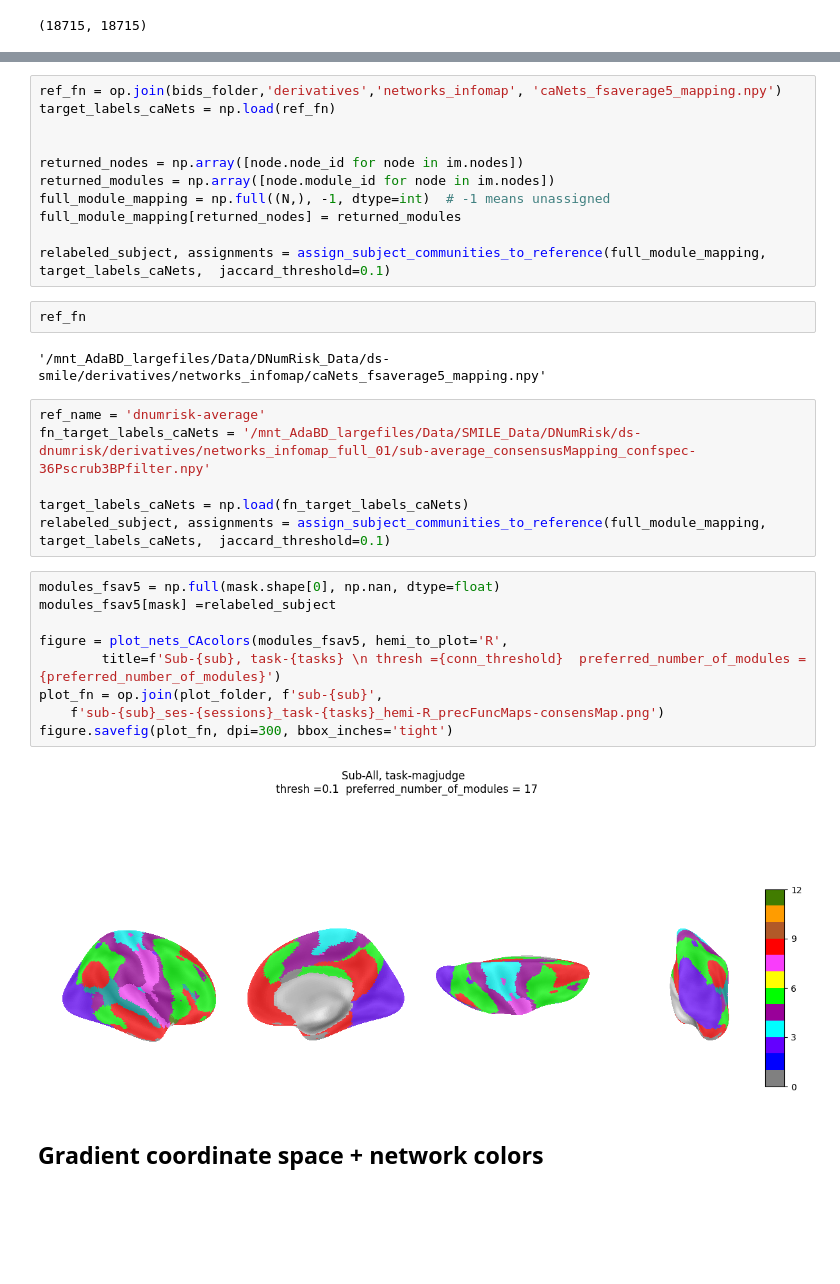
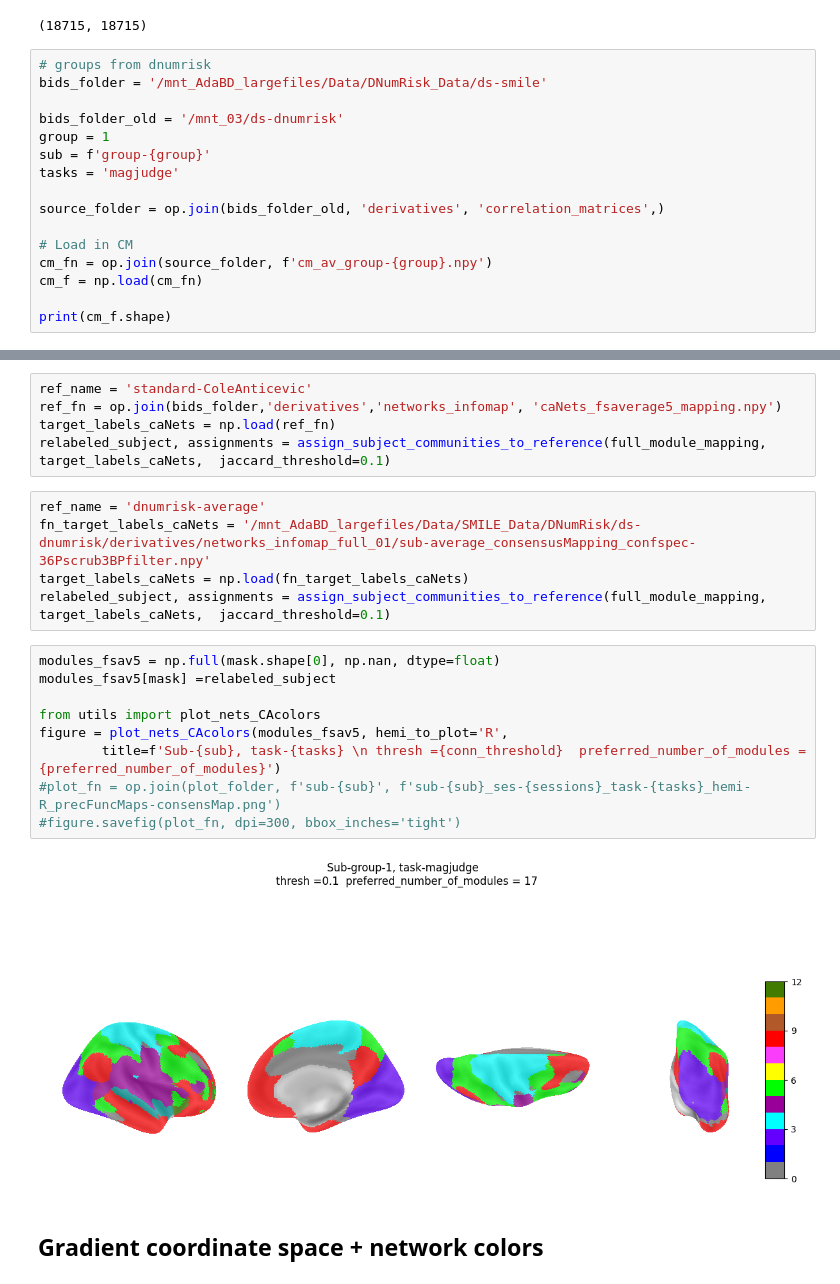
Before and after one commit to mrenke/parietal_patterns, a Jupyter notebook: dyscalculia_datapool_ana/precFuncMap_01.ipynb, the cells around one changed output, grey strips where cells are left out. Saved outputs shown, nothing was run; the diff lists cells and outputs as text; blank space fills up the shorter version.

Commit message:
PFM visualizations, OHBM poster abstract

```diff
--- a/dyscalculia_datapool_ana/precFuncMap_01.ipynb
+++ b/dyscalculia_datapool_ana/precFuncMap_01.ipynb
@@ -83,3 +81,19 @@ cm_f = np.load(cm_fn)
 print(cm_f.shape)
 # %% [output]
 (18715, 18715)
+# %%
+# groups from dnumrisk
+bids_folder = '/mnt_AdaBD_largefiles/Data/DNumRisk_Data/ds-smile'
+
+bids_folder_old = '/mnt_03/ds-dnumrisk'
+group = 1
+sub = f'group-{group}'
+tasks = 'magjudge'
+
+source_folder = op.join(bids_folder_old, 'derivatives', 'correlation_matrices',)
+
+# Load in CM
+cm_fn = op.join(source_folder, f'cm_av_group-{group}.npy')
+cm_f = np.load(cm_fn)
+
+print(cm_f.shape)
@@ -121,35 +124,24 @@ Build internal network with 18426 nodes and 8425830 links...
 # %%
+ref_name = 'standard-ColeAnticevic'
 ref_fn = op.join(bids_folder,'derivatives','networks_infomap', 'caNets_fsaverage5_mapping.npy')
 target_labels_caNets = np.load(ref_fn)
-
-
-returned_nodes = np.array([node.node_id for node in im.nodes])
-returned_modules = np.array([node.module_id for node in im.nodes])
-full_module_mapping = np.full((N,), -1, dtype=int)  # -1 means unassigned
-full_module_mapping[returned_nodes] = returned_modules
-
 relabeled_subject, assignments = assign_subject_communities_to_reference(full_module_mapping, target_labels_caNets,  jaccard_threshold=0.1)
-# %%
-ref_fn
-# %% [output]
-'/mnt_AdaBD_largefiles/Data/DNumRisk_Data/ds-smile/derivatives/networks_infomap/caNets_fsaverage5_mapping.npy'
 # %%
 ref_name = 'dnumrisk-average'
 fn_target_labels_caNets = '/mnt_AdaBD_largefiles/Data/SMILE_Data/DNumRisk/ds-dnumrisk/derivatives/networks_infomap_full_01/sub-average_consensusMapping_confspec-36Pscrub3BPfilter.npy'
-
 target_labels_caNets = np.load(fn_target_labels_caNets)
 relabeled_subject, assignments = assign_subject_communities_to_reference(full_module_mapping, target_labels_caNets,  jaccard_threshold=0.1)
 # %%
 modules_fsav5 = np.full(mask.shape[0], np.nan, dtype=float)
 modules_fsav5[mask] =relabeled_subject
 
+from utils import plot_nets_CAcolors
 figure = plot_nets_CAcolors(modules_fsav5, hemi_to_plot='R',
         title=f'Sub-{sub}, task-{tasks} \n thresh ={conn_threshold}  preferred_number_of_modules = {preferred_number_of_modules}')
-plot_fn = op.join(plot_folder, f'sub-{sub}',
-    f'sub-{sub}_ses-{sessions}_task-{tasks}_hemi-R_precFuncMaps-consensMap.png')
-figure.savefig(plot_fn, dpi=300, bbox_inches='tight')
+#plot_fn = op.join(plot_folder, f'sub-{sub}', f'sub-{sub}_ses-{sessions}_task-{tasks}_hemi-R_precFuncMaps-consensMap.png')
+#figure.savefig(plot_fn, dpi=300, bbox_inches='tight')
 # %% [output]
-[figure, old version]
+[figure, new version]
 # %% [markdown]
 ## Gradient coordinate space + network colors
 # %%
```
Also changed, not shown: parts of 3 cells of this notebook, 8 other files.
